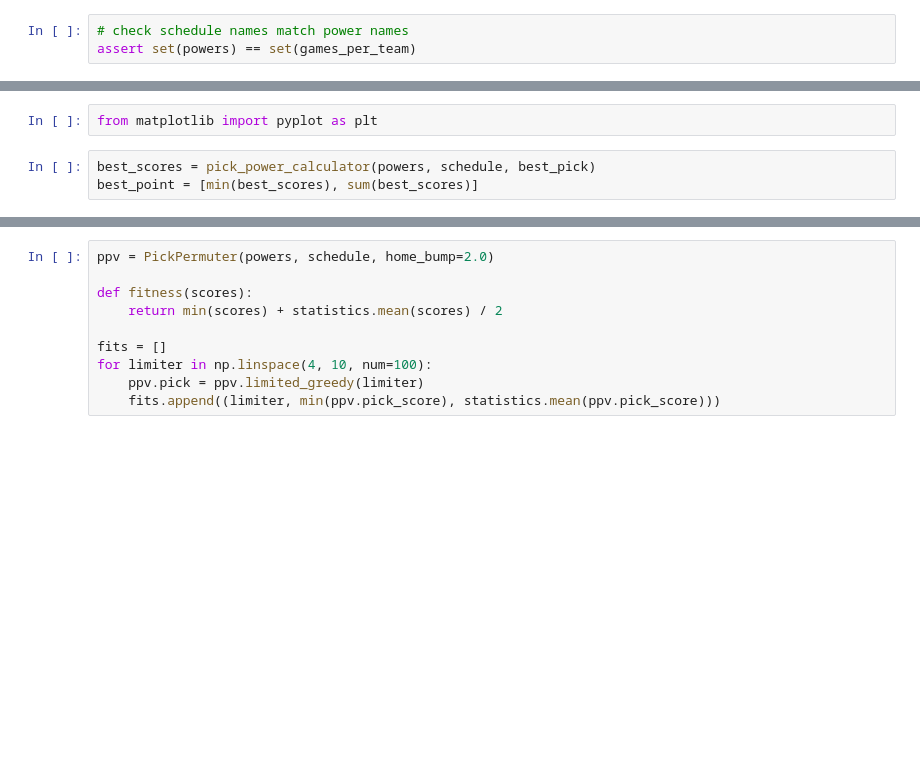
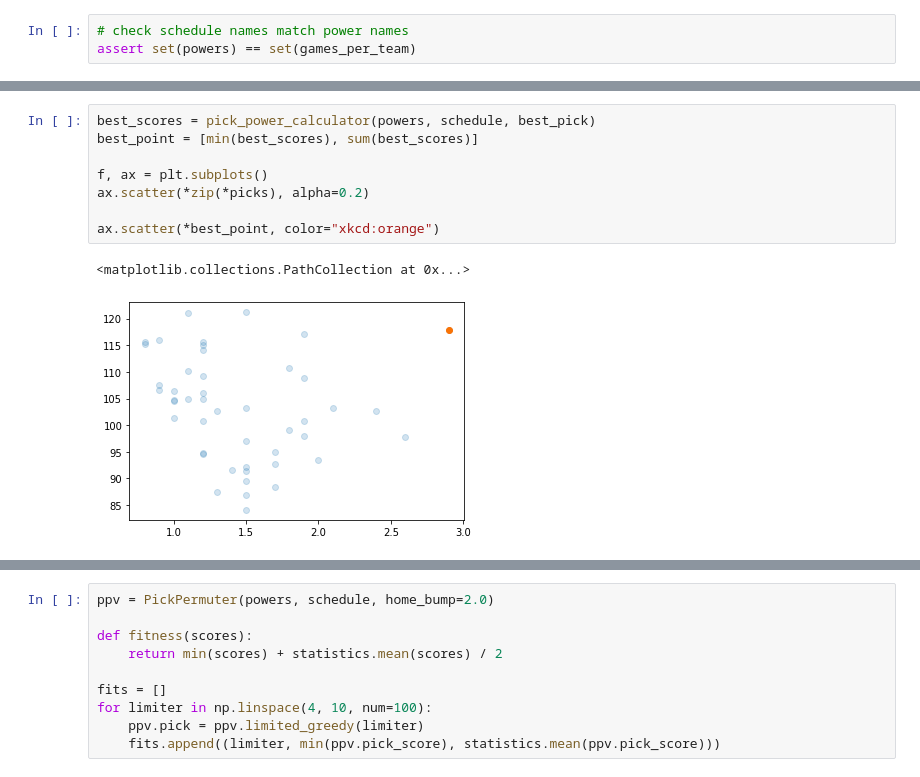
Before and after one commit to nicktimko/nfl-survival-picks, a Jupyter notebook: picks.ipynb, the cells around one changed output, grey strips where cells are left out. Cells and saved outputs as stored; diff of their text form; blank space fills up the shorter version.

```diff
--- a/picks.ipynb
+++ b/picks.ipynb
@@ -367,5 +363,11 @@ week 17: diff +11.3 - picking PHI (+2.7+H) over WSH (-5.6  )
-# %%
-from matplotlib import pyplot as plt
 # %%
 best_scores = pick_power_calculator(powers, schedule, best_pick)
 best_point = [min(best_scores), sum(best_scores)]
+
+f, ax = plt.subplots()
+ax.scatter(*zip(*picks), alpha=0.2)
+
+ax.scatter(*best_point, color="xkcd:orange")
+# %% [output]
+<matplotlib.collections.PathCollection at 0x...>
+[figure, added]
```
Also changed, not shown: parts of 42 cells of this notebook.
